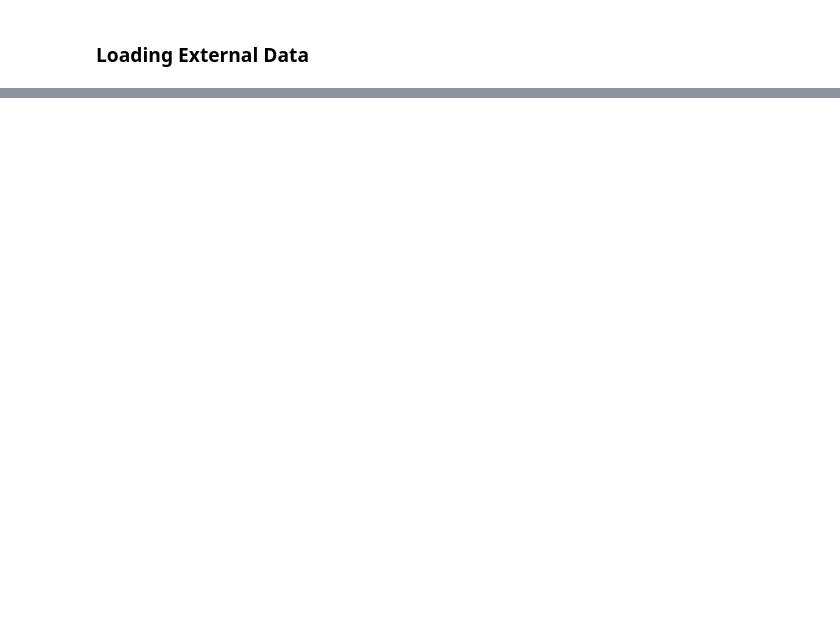
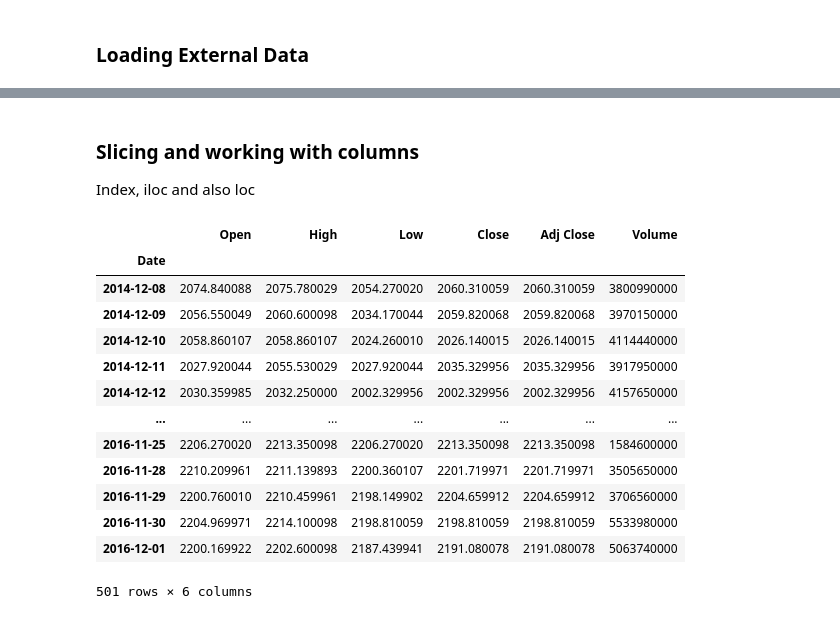
Before and after one commit to onionmccabbage/pythonThuFri2026, a Jupyter notebook: lesson2.ipynb, the cells around one changed output, grey strips where cells are left out. Cells and saved outputs as stored; diff of their text form; code cells hidden in the pictures; blank space fills up the shorter version.

```diff
--- a/lesson2.ipynb
+++ b/lesson2.ipynb
@@ -113,0 +122,28 @@ memory usage: 78.0 KB
+# %% [markdown]
+### Slicing and working with columns
+Index, iloc and also loc
+# %%
+# we often need to use existing data as an index
+# specify an existing column
+# sp500.set_index( 'Date' ) # NB this does not persist (by design)
+sp500.set_index( 'Date', inplace=True) # here we do persist the change (we lose the original structure)
+# %%
+# sp500
+# we know about iloc()
+sp500.iloc[300:801] # even though the index is 'Date'
+# there is still an underlying ordinal index 0, 1, 2 etc
+# %% [output]
+|  | Open | High | Low | Close | Adj Close | Volume |
+| Date |  |  |  |  |  |  |
+| 2014-12-08 | 2074.840088 | 2075.780029 | 2054.270020 | 2060.310059 | 2060.310059 | 3800990000 |
+| 2014-12-09 | 2056.550049 | 2060.600098 | 2034.170044 | 2059.820068 | 2059.820068 | 3970150000 |
+| 2014-12-10 | 2058.860107 | 2058.860107 | 2024.260010 | 2026.140015 | 2026.140015 | 4114440000 |
+| 2014-12-11 | 2027.920044 | 2055.530029 | 2027.920044 | 2035.329956 | 2035.329956 | 3917950000 |
+| 2014-12-12 | 2030.359985 | 2032.250000 | 2002.329956 | 2002.329956 | 2002.329956 | 4157650000 |
+| ... | ... | ... | ... | ... | ... | ... |
+| 2016-11-25 | 2206.270020 | 2213.350098 | 2206.270020 | 2213.350098 | 2213.350098 | 1584600000 |
+| 2016-11-28 | 2210.209961 | 2211.139893 | 2200.360107 | 2201.719971 | 2201.719971 | 3505650000 |
+| 2016-11-29 | 2200.760010 | 2210.459961 | 2198.149902 | 2204.659912 | 2204.659912 | 3706560000 |
+| 2016-11-30 | 2204.969971 | 2214.100098 | 2198.810059 | 2198.810059 | 2198.810059 | 5533980000 |
+| 2016-12-01 | 2200.169922 | 2202.600098 | 2187.439941 | 2191.080078 | 2191.080078 | 5063740000 |
+501 rows × 6 columns
```
Also changed, not shown: parts of 8 cells of this notebook, 2 other files.
